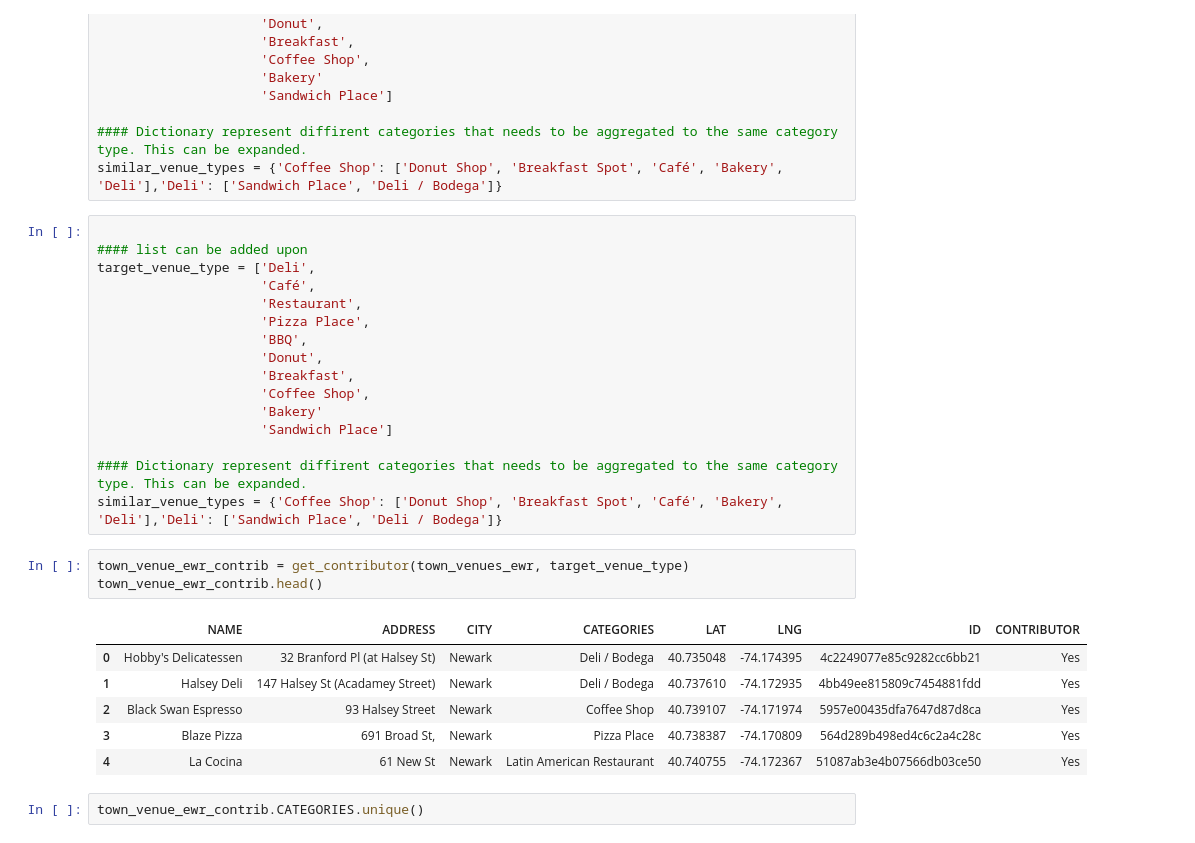
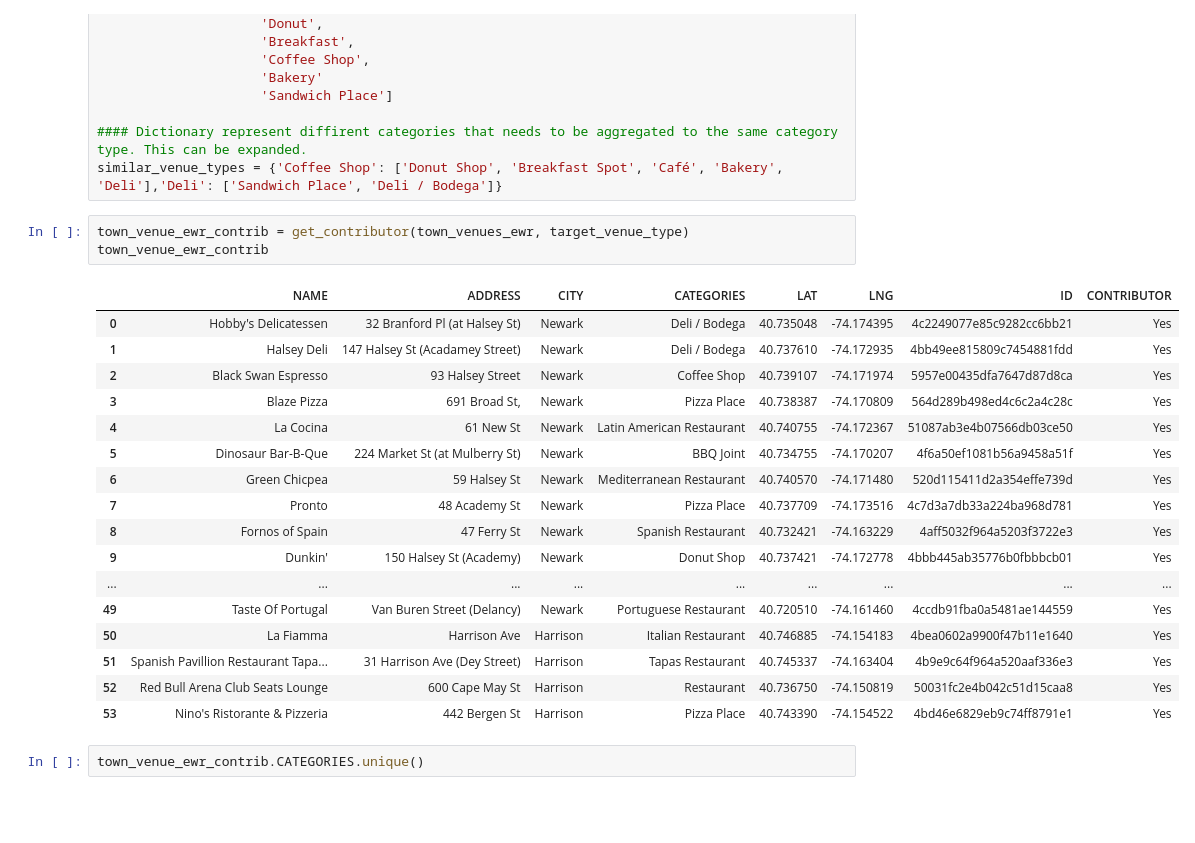
Before and after one commit to bgina875/CourseraCapstone, a Jupyter notebook: My CapstoneProjectWeek2.ipynb, the cells around one changed output. Drawn from its saved outputs; the diff is of its cells as text; blank space fills up the shorter version.

```diff
--- a/My CapstoneProjectWeek2.ipynb
+++ b/My CapstoneProjectWeek2.ipynb
@@ -503,32 +540,27 @@ target_venue_type = ['Deli',
 
 #### Dictionary represent diffirent categories that needs to be aggregated to the same category type. This can be expanded.
 similar_venue_types = {'Coffee Shop': ['Donut Shop', 'Breakfast Spot', 'Café', 'Bakery', 'Deli'],'Deli': ['Sandwich Place', 'Deli / Bodega']}
-# %%
-
-#### list can be added upon
-target_venue_type = ['Deli',
-                     'Café',
-                     'Restaurant',
-                     'Pizza Place',
-                     'BBQ',
-                     'Donut',
-                     'Breakfast',
-                     'Coffee Shop',
-                     'Bakery'
-                     'Sandwich Place']
-
-#### Dictionary represent diffirent categories that needs to be aggregated to the same category type. This can be expanded.
-similar_venue_types = {'Coffee Shop': ['Donut Shop', 'Breakfast Spot', 'Café', 'Bakery', 'Deli'],'Deli': ['Sandwich Place', 'Deli / Bodega']}
 # %%
 town_venue_ewr_contrib = get_contributor(town_venues_ewr, target_venue_type)
-town_venue_ewr_contrib.head()
+town_venue_ewr_contrib
 # %% [output]
 |  | NAME | ADDRESS | CITY | CATEGORIES | LAT | LNG | ID | CONTRIBUTOR |
 | 0 | Hobby's Delicatessen | 32 Branford Pl (at Halsey St) | Newark | Deli / Bodega | 40.735048 | -74.174395 | 4c2249077e85c9282cc6bb21 | Yes |
 | 1 | Halsey Deli | 147 Halsey St (Acadamey Street) | Newark | Deli / Bodega | 40.737610 | -74.172935 | 4bb49ee815809c7454881fdd | Yes |
 | 2 | Black Swan Espresso | 93 Halsey Street | Newark | Coffee Shop | 40.739107 | -74.171974 | 5957e00435dfa7647d87d8ca | Yes |
 | 3 | Blaze Pizza | 691 Broad St, | Newark | Pizza Place | 40.738387 | -74.170809 | 564d289b498ed4c6c2a4c28c | Yes |
 | 4 | La Cocina | 61 New St | Newark | Latin American Restaurant | 40.740755 | -74.172367 | 51087ab3e4b07566db03ce50 | Yes |
+| 5 | Dinosaur Bar-B-Que | 224 Market St (at Mulberry St) | Newark | BBQ Joint | 40.734755 | -74.170207 | 4f6a50ef1081b56a9458a51f | Yes |
+| 6 | Green Chicpea | 59 Halsey St | Newark | Mediterranean Restaurant | 40.740570 | -74.171480 | 520d115411d2a354effe739d | Yes |
+| 7 | Pronto | 48 Academy St | Newark | Pizza Place | 40.737709 | -74.173516 | 4c7d3a7db33a224ba968d781 | Yes |
+| 8 | Fornos of Spain | 47 Ferry St | Newark | Spanish Restaurant | 40.732421 | -74.163229 | 4aff5032f964a5203f3722e3 | Yes |
+| 9 | Dunkin' | 150 Halsey St (Academy) | Newark | Donut Shop | 40.737421 | -74.172778 | 4bbb445ab35776b0fbbbcb01 | Yes |
+| ... | ... | ... | ... | ... | ... | ... | ... | ... |
+| 49 | Taste Of Portugal | Van Buren Street (Delancy) | Newark | Portuguese Restaurant | 40.720510 | -74.161460 | 4ccdb91fba0a5481ae144559 | Yes |
+| 50 | La Fiamma | Harrison Ave | Harrison | Italian Restaurant | 40.746885 | -74.154183 | 4bea0602a9900f47b11e1640 | Yes |
+| 51 | Spanish Pavillion Restaurant Tapa... | 31 Harrison Ave (Dey Street) | Harrison | Tapas Restaurant | 40.745337 | -74.163404 | 4b9e9c64f964a520aaf336e3 | Yes |
+| 52 | Red Bull Arena Club Seats Lounge | 600 Cape May St | Harrison | Restaurant | 40.736750 | -74.150819 | 50031fc2e4b042c51d15caa8 | Yes |
+| 53 | Nino's Ristorante & Pizzeria | 442 Bergen St | Harrison | Pizza Place | 40.743390 | -74.154522 | 4bd46e6829eb9c74ff8791e1 | Yes |
 # %%
 town_venue_ewr_contrib.CATEGORIES.unique()
 # %% [output]
```
Also changed, not shown: parts of 23 cells of this notebook.
